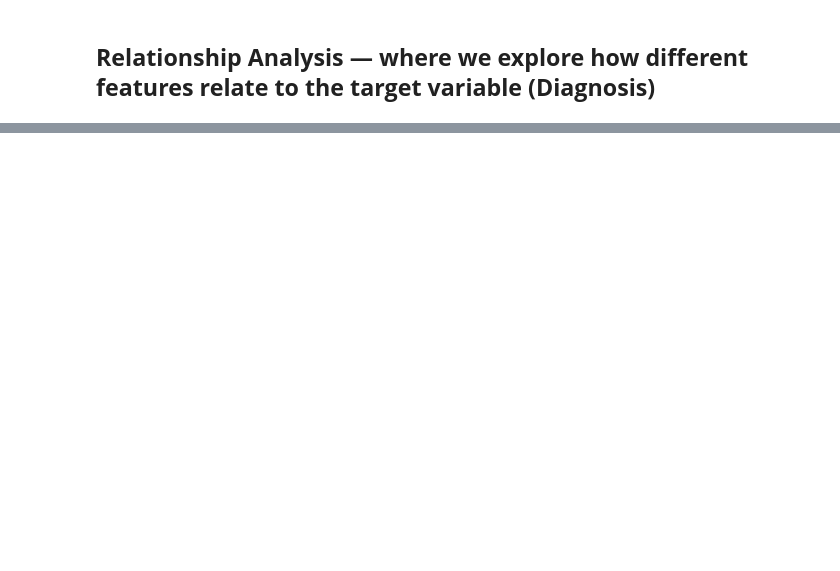
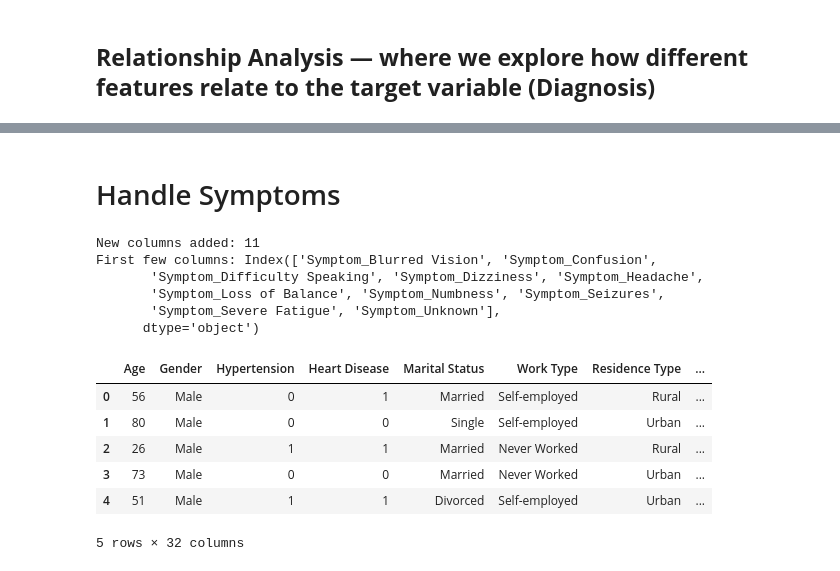
Before and after one commit to AlfredXNet/Stroke-Prediction-App, a Jupyter notebook: notebooks/stroke_prediction.ipynb, the cells around one changed output, grey strips where cells are left out. Drawn from its saved outputs; the diff is of its cells as text; code cells hidden in the pictures; blank space fills up the shorter version.

Commit message:
Updated data preprocessing (handled categorical columns by encoding)

```diff
--- a/notebooks/stroke_prediction.ipynb
+++ b/notebooks/stroke_prediction.ipynb
@@ -154,0 +226,11 @@ plt.show()
+# %%
+# Handle Blood Pressure Levels
+
+# extract the systolic and diastolic values into numeric columns
+# Split blood pressure into systolic and diastolic
+Stroke_prediction[['Systolic_BP', 'Diastolic_BP']] = Stroke_prediction['Blood Pressure Levels'].str.split('/', expand=True)
+Stroke_prediction['Systolic_BP'] = pd.to_numeric(Stroke_prediction['Systolic_BP'], errors='coerce')
+Stroke_prediction['Diastolic_BP'] = pd.to_numeric(Stroke_prediction['Diastolic_BP'], errors='coerce')
+
+# drop the original column
+Stroke_prediction.drop(columns=['Blood Pressure Levels'], inplace=True)
@@ -154,0 +250,9 @@ plt.show()
+# %%
+# Extract HDL and LDL into separate numeric columns
+
+# Extract numeric values for HDL and LDL using regex
+Stroke_prediction['HDL'] = Stroke_prediction['Cholesterol Levels'].str.extract(r'HDL:\s*(\d+)').astype(float)
+Stroke_prediction['LDL'] = Stroke_prediction['Cholesterol Levels'].str.extract(r'LDL:\s*(\d+)').astype(float)
+
+# Drop the original column
+Stroke_prediction.drop(columns=['Cholesterol Levels'], inplace=True)
@@ -154,0 +269,37 @@ plt.show()
+# %% [markdown]
+# Handle Symptoms
+# %%
+# Split the Symptoms column into lists
+Stroke_prediction['Symptoms'] = Stroke_prediction['Symptoms'].str.split(',\s*')
+# %%
+# Create binary columns for each unique symptom
+from sklearn.preprocessing import MultiLabelBinarizer
+
+# Initialize the binarizer
+mlb = MultiLabelBinarizer()
+
+# Fit and transform the Symptoms column
+symptom_encoded = pd.DataFrame(mlb.fit_transform(Stroke_prediction['Symptoms']),
+                               columns=[f"Symptom_{symptom}" for symptom in mlb.classes_])
+
+# Concatenate back to the main dataframe
+Stroke_prediction = pd.concat([Stroke_prediction.drop(columns=['Symptoms']), symptom_encoded], axis=1)
+# %%
+# Verify results
+print("New columns added:", len(symptom_encoded.columns))
+print("First few columns:", symptom_encoded.columns[:10])
+Stroke_prediction.head()
+# %% [output]
+New columns added: 11
+First few columns: Index(['Symptom_Blurred Vision', 'Symptom_Confusion',
+       'Symptom_Difficulty Speaking', 'Symptom_Dizziness', 'Symptom_Headache',
+       'Symptom_Loss of Balance', 'Symptom_Numbness', 'Symptom_Seizures',
+       'Symptom_Severe Fatigue', 'Symptom_Unknown'],
+      dtype='object')
+|  | Age | Gender | Hypertension | Heart Disease | Marital Status | Work Type | Residence Type | ... |
+| 0 | 56 | Male | 0 | 1 | Married | Self-employed | Rural | ... |
+| 1 | 80 | Male | 0 | 0 | Single | Self-employed | Urban | ... |
+| 2 | 26 | Male | 1 | 1 | Married | Never Worked | Rural | ... |
+| 3 | 73 | Male | 0 | 0 | Married | Never Worked | Urban | ... |
+| 4 | 51 | Male | 1 | 1 | Divorced | Self-employed | Urban | ... |
+5 rows × 32 columns
```
Also changed, not shown: parts of 8 cells of this notebook.
